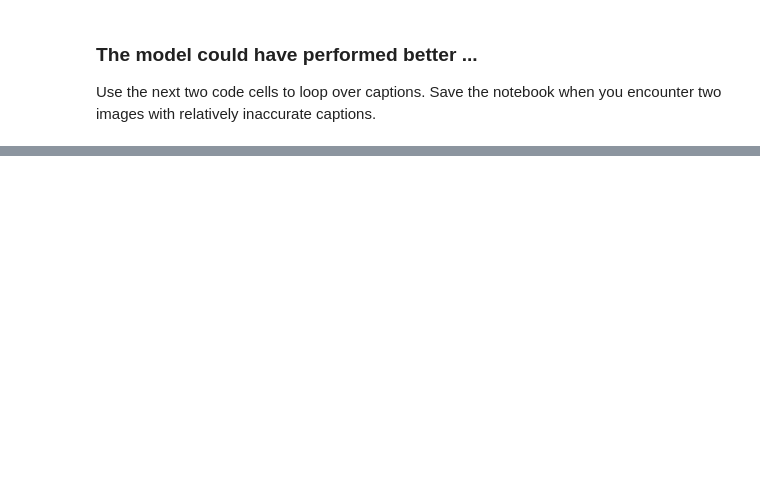
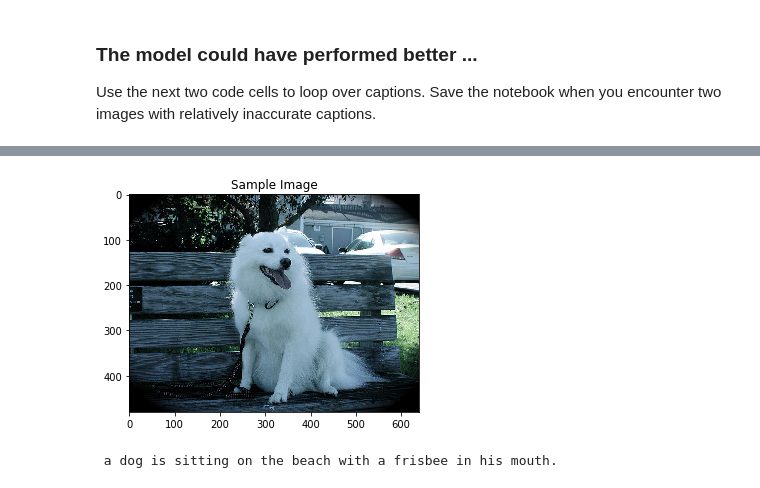
Before and after one commit to poullier/udacity-cvnd, a Jupyter notebook: P2_Image_Captioning/3_Inference.ipynb, the cells around one changed output, grey strips where cells are left out. Cells and saved outputs as stored; diff of their text form; code cells hidden in the pictures; blank space fills up the shorter version.

Commit message:
Image caption project completed

```diff
--- a/P2_Image_Captioning/3_Inference.ipynb
+++ b/P2_Image_Captioning/3_Inference.ipynb
@@ -30,10 +30,16 @@ from data_loader import get_loader
 from torchvision import transforms
 
 # TODO #1: Define a transform to pre-process the testing images.
-transform_test = ...
+transform_test = transforms.Compose([
+    transforms.Resize(256),                          # smaller edge of image resized to 256
+    transforms.RandomCrop(224),                      # get 224x224 crop from random location
+    transforms.RandomHorizontalFlip(),               # horizontally flip image with probability=0.5
+    transforms.ToTensor(),                           # convert the PIL Image to a tensor
+    transforms.Normalize((0.485, 0.456, 0.406),      # normalize image for pre-trained model
+                         (0.229, 0.224, 0.225))])
 
 #-#-#-# Do NOT modify the code below this line. #-#-#-#
 
 # Create the data loader.
 data_loader = get_loader(transform=transform_test,
-                         mode='test')
+                         mode='test', batch_size=1)
@@ -80,12 +90,12 @@ import torch
 from model import EncoderCNN, DecoderRNN
 
 # TODO #2: Specify the saved models to load.
-encoder_file = ...
-decoder_file = ...
+encoder_file = "encoder-3.pkl"
+decoder_file = "decoder-3.pkl"
 
 # TODO #3: Select appropriate values for the Python variables below.
-embed_size = ...
-hidden_size = ...
+embed_size = 512
+hidden_size = 512
 
 # The size of the vocabulary.
 vocab_size = len(data_loader.dataset.vocab)
@@ -138,3 +153,18 @@ def clean_sentence(output):
+# %%
+# TODO #4: Complete the function.
+def clean_sentence(output):
+    sentence = ""
+    for i in output:
+        word = data_loader.dataset.vocab.idx2word[i]
+        if (word == data_loader.dataset.vocab.start_word):
+            continue
+        elif (word == data_loader.dataset.vocab.end_word):
+            break
+        elif (word == "."):
+            sentence+= word
+        else:
+            sentence+= " " + word
+    return sentence
 # %% [markdown]
 After completing the `clean_sentence` function above, run the code cell below.  If the cell returns an assertion error, then please follow the instructions to modify your code before proceeding.
 # %%
@@ -186,0 +234,5 @@ get_prediction()
+# %%
+get_prediction()
+# %% [output]
+[figure, added]
+ a dog is sitting on the beach with a frisbee in his mouth.
```
Also changed, not shown: parts of 11 cells of this notebook, 4 other files.
